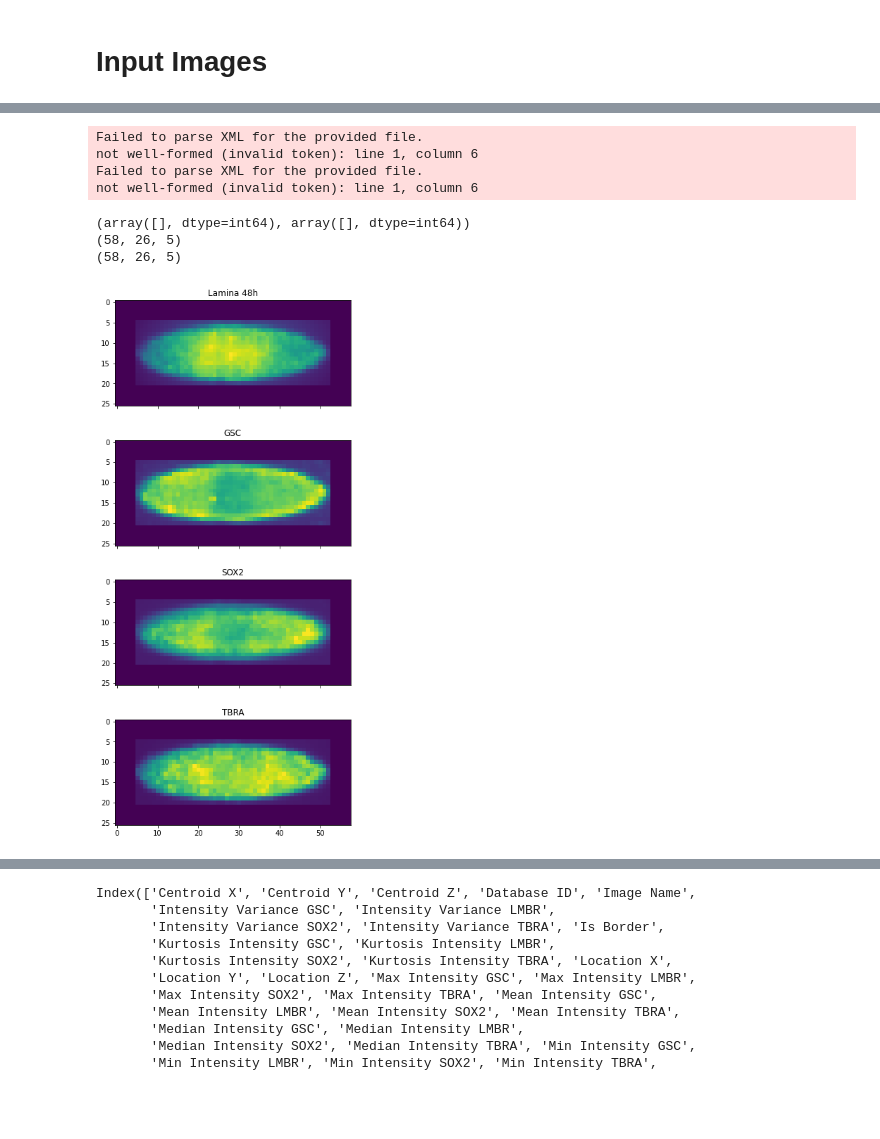
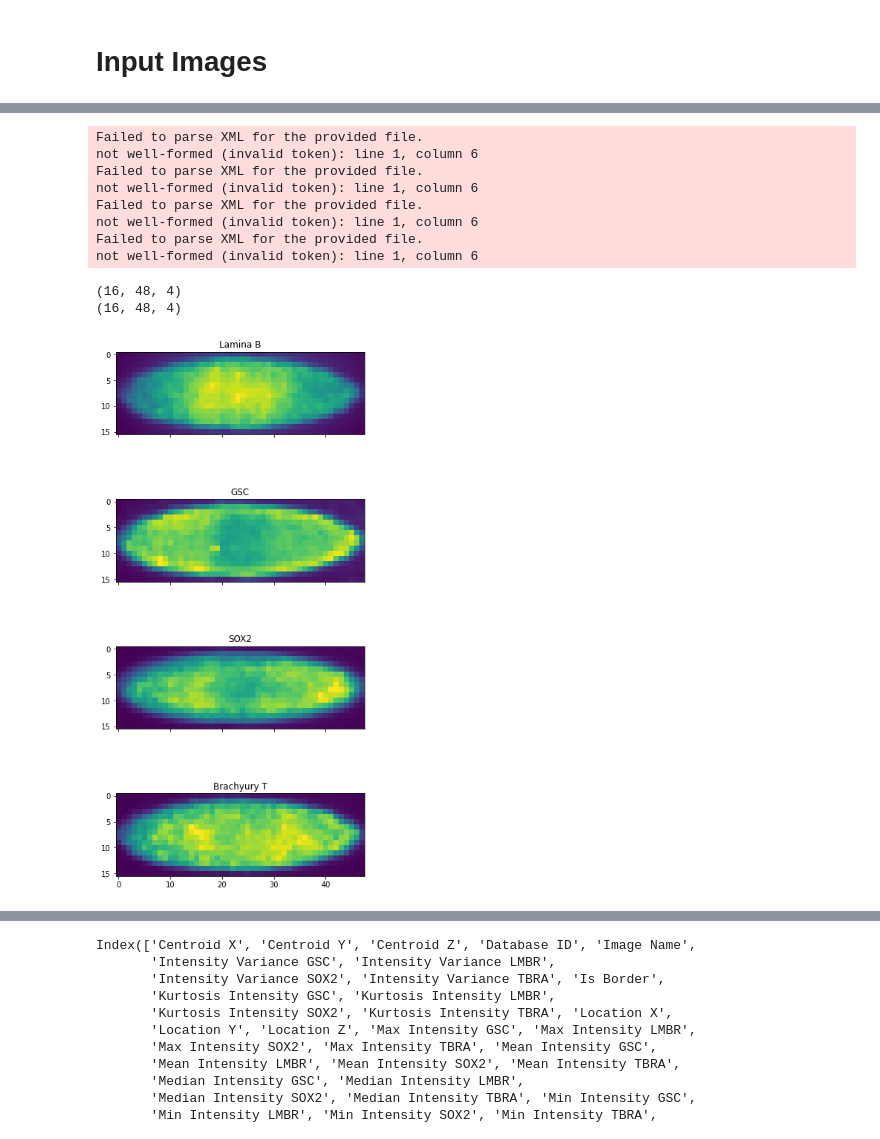
Before and after one commit to Schumacher-group/post--growing-ca, a Jupyter notebook: Growing_Neural_Cellular_Automata_2_0.ipynb, the cells around one changed output, grey strips where cells are left out. Drawn from its saved outputs; the diff is of its cells as text; code cells hidden in the pictures; blank space fills up the shorter version.

```diff
--- a/Growing_Neural_Cellular_Automata_2_0.ipynb
+++ b/Growing_Neural_Cellular_Automata_2_0.ipynb
@@ -467,25 +459,25 @@ url_intermediate = 'https://github.com/Schumacher-group/post--growing-ca/blob/ma
 
 url_final = 'https://github.com/Schumacher-group/post--growing-ca/blob/master/data/60_h_downsized.tif?raw=true'
 
-img_intermediate_prelim, image_intermediate_GSC, image_intermediate_lamina, image_intermediate_SOX2, image_intermediate_TBRA = load_image_tiff(url_intermediate, ADD_FRAME, BITS_12)
-img_final_prelim, image_final_GSC, image_final_lamina, image_final_SOX2, image_final_TBRA = load_image_tiff(url_final, ADD_FRAME, BITS_16)
+image_intermediate_GSC, image_intermediate_lamina, image_intermediate_SOX2, image_intermediate_TBRA = load_image_plot(url_intermediate)
+image_final_GSC, image_final_lamina, image_final_SOX2, image_final_TBRA = load_image_plot(url_final)
 
 microenvironment_intermediate = define_microenvironment(image_intermediate_lamina, 400, BITS_12)
-microenvironment_final = define_microenvironment(image_final_lamina, 5000, BITS_16)
+microenvironment_final = define_microenvironment(image_final_lamina, 10000, BITS_16)
 
 # set to biggest microenvironment
 microenvironment = microenvironment_final + microenvironment_intermediate
 microenvironment[np.where(microenvironment > 0)] = 1
 
-img_intermediate_prelim = add_microenvironment(img_intermediate_prelim, microenvironment)
-img_final_prelim = add_microenvironment(img_final_prelim, microenvironment)
-
-# check if microenvironment for both images is identical
-print(np.where(img_final_prelim[4, ...] != img_intermediate_prelim[4, ...]))
+microenvironment_reshaped = microenvironment.reshape((16, 48, 1))
 
 # transpose necessary to bring into wanted formate
-intermediate_img = img_intermediate_prelim.T
-target_img = img_final_prelim.T
+intermediate_img = load_image_tiff(url_intermediate, BITS_12, 400)
+target_img = load_image_tiff(url_final, BITS_16, 10000)
+
+#intermediate_img = add_microenvironment(intermediate_img, microenvironment_reshaped)
+#target_img = add_microenvironment(target_img, microenvironment_reshaped)
+
 
 print(intermediate_img.shape)
 print(target_img.shape)
@@ -494,38 +486,37 @@ Failed to parse XML for the provided file.
 not well-formed (invalid token): line 1, column 6
 Failed to parse XML for the provided file.
 not well-formed (invalid token): line 1, column 6
+Failed to parse XML for the provided file.
+not well-formed (invalid token): line 1, column 6
+Failed to parse XML for the provided file.
+not well-formed (invalid token): line 1, column 6
-(array([], dtype=int64), array([], dtype=int64))
-(58, 26, 5)
-(58, 26, 5)
+(16, 48, 4)
+(16, 48, 4)
 # %%
 #@title Plot channels to intermediate image { vertical-output: true}
 from matplotlib import pyplot as plt
 
-# image_intermediate_lamina[0]
-# image_intermediate_GSC[0]
-# image_intermediate_SOX2[0]
-# image_intermediate_TBRA[0]
 # plot original image and edges
 fig2, (ax1, ax2, ax3, ax4) = pl.subplots(ncols=1, nrows=4, figsize=(6, 14),
                                 sharex=True, sharey=True)
 
-ax1.set_title('Lamina 48h')
+ax1.set_title('Lamina B')
 ax1.imshow(image_intermediate_lamina[0])
 
 ax2.set_title('GSC')
 ax2.imshow(image_intermediate_GSC[0])
 
 ax3.set_title('SOX2')
 ax3.imshow(image_intermediate_SOX2[0])
 
-ax4.set_title('TBRA')
+ax4.set_title('Brachyury T')
 ax4.imshow(image_intermediate_TBRA[0])
 
 pl.show()
 
 fig2.savefig('48_h_compare_channels.eps', format='eps')
 plt.close(fig2)
 # %% [output]
-[figure, old version]
+[figure, new version]
 # %%
 #@title Plot channels to final image { vertical-output: true}
```
Also changed, not shown: parts of 35 cells of this notebook.
